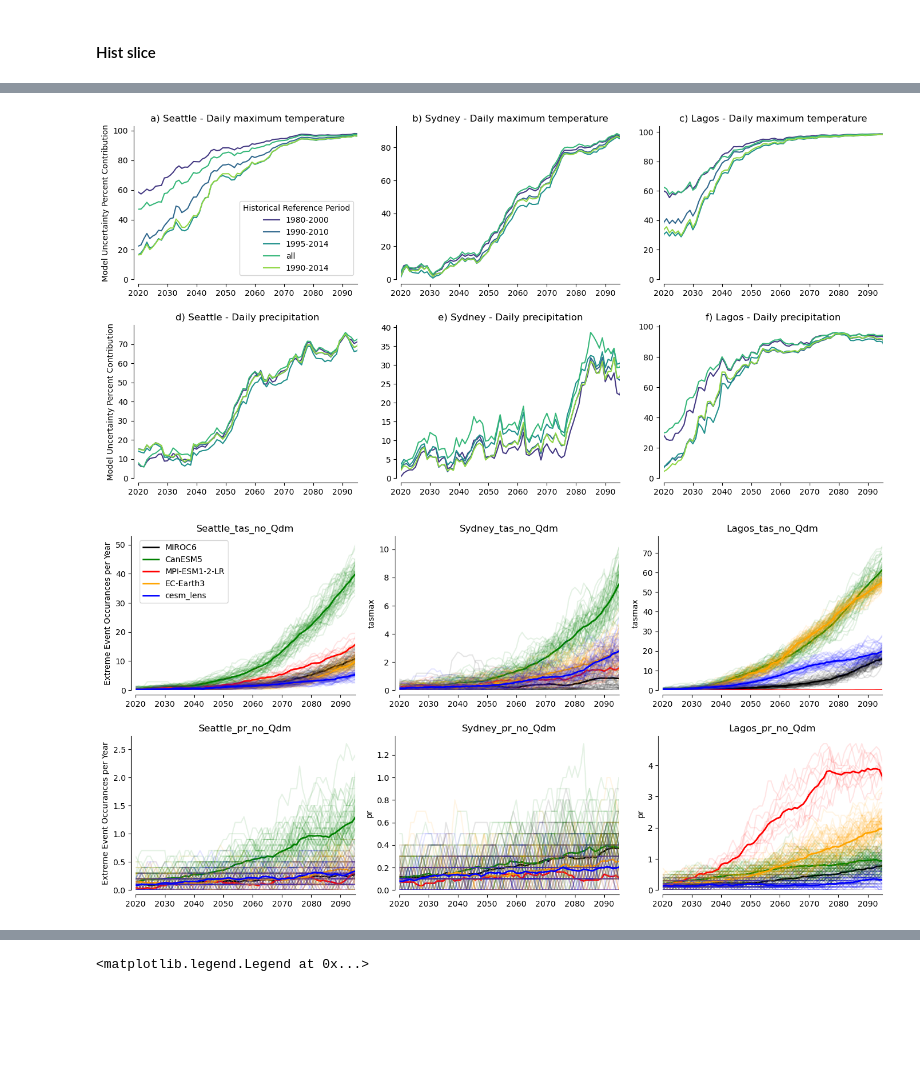
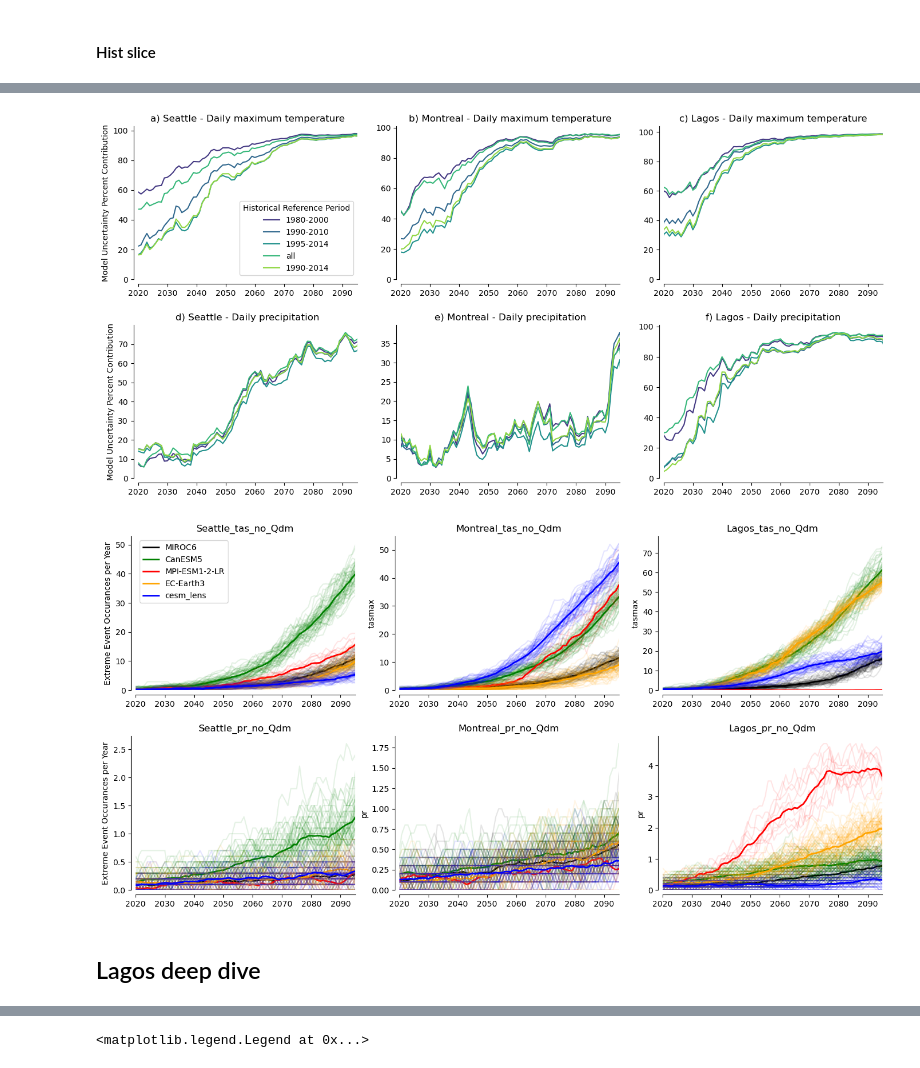
Before and after one commit to MackenzieBlanusa/InternalVariability, a Jupyter notebook: notebooks/SensitivityPlots_QDM.ipynb, the cells around one changed output, grey strips where cells are left out. Drawn from its saved outputs; the diff is of its cells as text; code cells hidden in the pictures; blank space fills up the shorter version.

```diff
--- a/notebooks/SensitivityPlots_QDM.ipynb
+++ b/notebooks/SensitivityPlots_QDM.ipynb
@@ -60,7 +46,7 @@ def sensitivity_allregions(parameter,regions,x_type,load,args):
         ds = sensitivity_test(parameter=parameter,region=r,x_type=x_type,load=load,args=tmp_args)
         ds = ds.expand_dims('region')
         dss.append(ds)
-    regions = ['Seattle', 'Sydney', 'Lagos']
+    regions = ['Seattle', 'Montreal', 'Lagos']
     final_dataset = xr.concat(dss,dim='region')
     final_dataset = final_dataset.assign_coords({'region':regions})
 
@@ -414,37 +388,39 @@ plt.subplots_adjust(left=0.06, right=0.99, bottom=0.07, top=0.95, wspace=0.20, h
 # fig.patch.set_facecolor('0.9')   # Hack to get grayscale. To see actual figure size.
 fig.savefig('./plots/sensitivity_testhistslice.png', dpi=200)
 # %% [output]
-[figure, old version]
+[figure, new version]
 # %%
 # Figure 1
 colors = ['k','g','r','orange', 'b']
 
 fig, axs = plt.subplots(nrows=2,ncols=3, constrained_layout=True,figsize=(14,7))
-titles = ['Seattle_tas_no_Qdm','Sydney_tas_no_Qdm','Lagos_tas_no_Qdm','Seattle_pr_no_Qdm','Sydney_pr_no_Qdm','Lagos_pr_no_Qdm']
+titles = ['Seattle_tas_no_Qdm','Montreal_tas_no_Qdm','Lagos_tas_no_Qdm','Seattle_pr_no_Qdm','Montreal_pr_no_Qdm','Lagos_pr_no_Qdm']
 
-for ir, r in enumerate([Seattle_tas_no_Qdm,Sydney_tas_no_Qdm,Lagos_tas_no_Qdm,Seattle_pr_no_Qdm,Sydney_pr_no_Qdm,Lagos_pr_no_Qdm]):
+for ir, r in enumerate([Seattle_tas_no_Qdm,Montreal_tas_no_Qdm,Lagos_tas_no_Qdm,Seattle_pr_no_Qdm,Montreal_pr_no_Qdm,Lagos_pr_no_Qdm]):
     ax = axs.ravel()[ir]
     for im, m in enumerate(r.x.model.values):
         ((r.x.sel(model=m).mean('member_id'))/10).plot(ax=ax, lw=2, c=colors[im], label=m)
         ((r.x.sel(model=m))/10).plot(ax=ax, c=colors[im], hue='member_id',add_legend=False, alpha=0.1)
     ax.set_xlim(np.datetime64('2020'), np.datetime64('2095'))
     ax.set_ylim(bottom=0)
     ax.set_title(f'{titles[ir]}')
     ax.set_xlabel('')
     ax.spines['right'].set_visible(False)
     ax.spines['top'].set_visible(False)
     ax.spines["bottom"].set_position(("axes", -0.03))
     ax.spines["left"].set_position(("axes", -0.02))
 #         ax.set_facecolor('0.95')
 axs[0, 0].legend()
 for ax in axs[:, 0]:
     ax.set_ylabel('Extreme Event Occurances per Year')
 
 plt.subplots_adjust(left=0.06, right=0.99, bottom=0.07, top=0.95, wspace=0.20, hspace=0.30)  # all parameters MUST be specified for reproducibility!
 # fig.patch.set_facecolor('0.9')   # Hack to get grayscale. To see actual figure size.
 fig.savefig('./plots/region_x_ensemble.png', dpi=200)
 # %% [output]
-[figure, old version]
+[figure, new version]
+# %% [markdown]
+## Lagos deep dive
 # %%
 for model in Lagos_tas.future_dsets:
    Lagos_tas_no_Qdm.future_dsets[model].mean('member_id').resample(time='AS').mean().load().plot(label = model)
```
Also changed, not shown: parts of 18 cells of this notebook.
